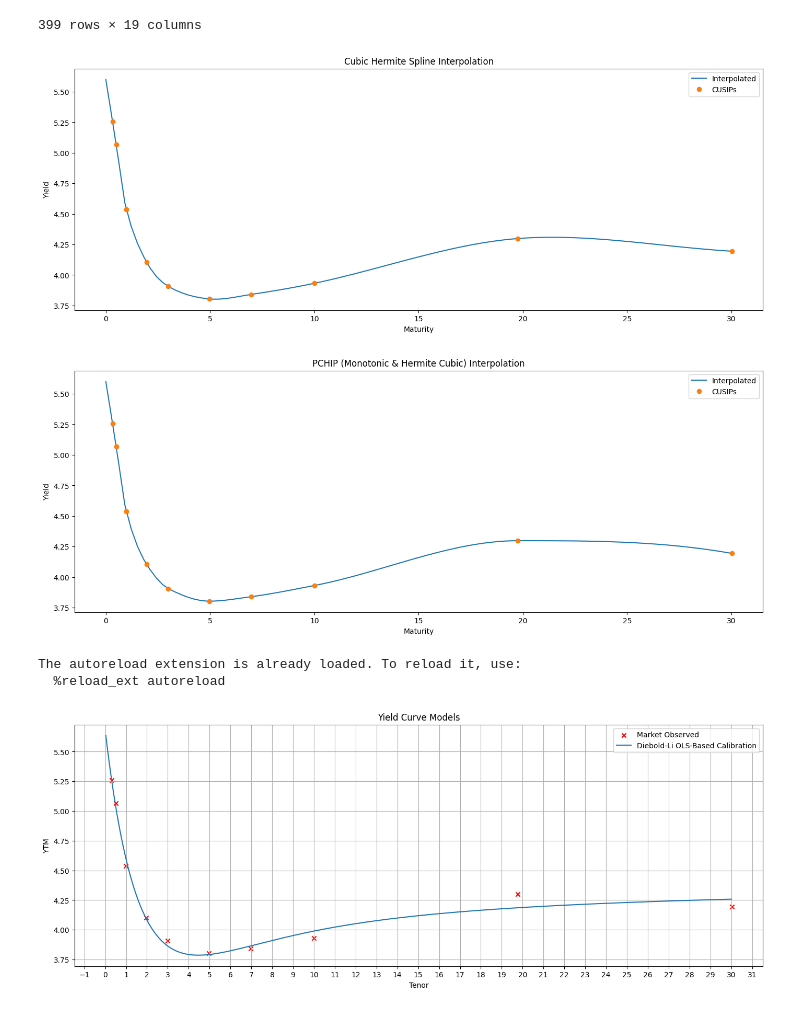
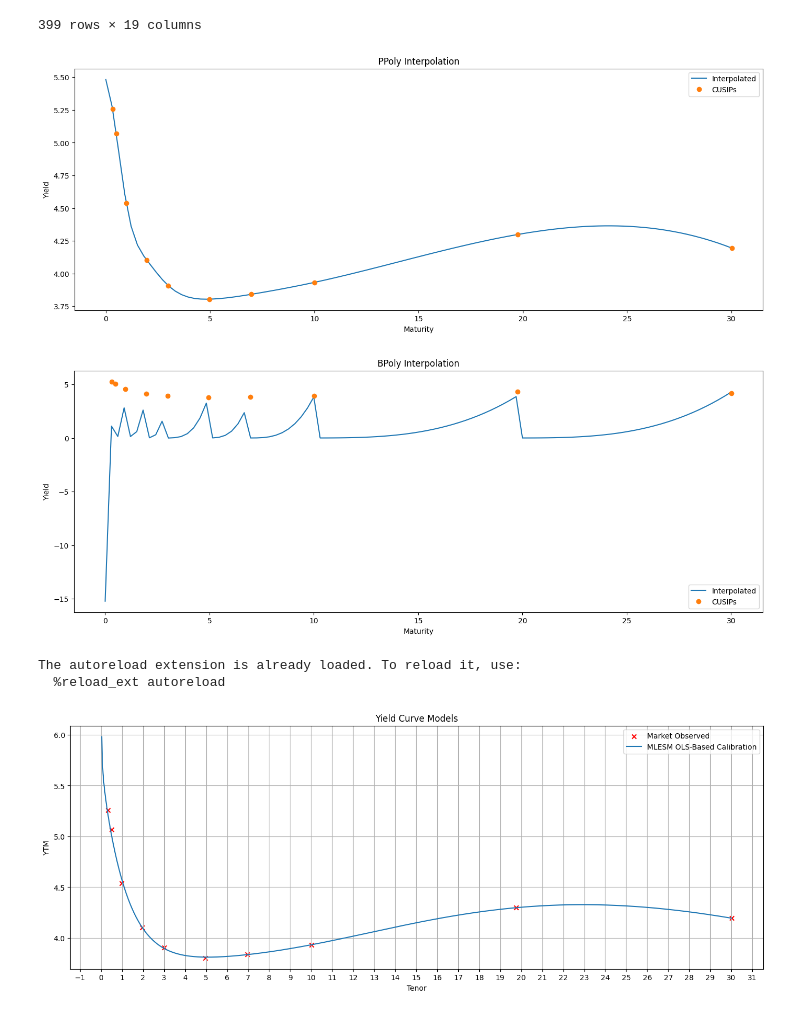
Before and after one commit to cleeclee123/Curvy-CUSIPs, a Jupyter notebook: server/temp.ipynb, the cells around one changed output. Cells and saved outputs as stored; diff of their text form; code cells hidden in the pictures.

```diff
--- a/server/temp.ipynb
+++ b/server/temp.ipynb
@@ -95,29 +95,31 @@ df
 # %%
 interpolator = CurveInterpolator(
     curve_set_df=df[df["is_on_the_run"] == True],
     linspace_x_num=100,
     enable_extrapolate_left_fill=True,
     enable_extrapolate_right_fill=True,
     use_bid_side=True
 )
 
 # interpolator.set_cubic_spline_interpolation_bc_type(bc_type="natural")
 # interpolator.set_cubic_spline_interpolation_custom_knots(custom_knots=np.array([15, 17, 22]))
 # interpolator.set_cubic_spline_interpolation_nu(nu=0)
 interpolator.set_b_spline_k(2)
 interpolator.plotter(
     # linear=True,
     # log_linear=True,
     # cubic=True,
-    cubic_hermite=True,
-    pchip=True,
+    # cubic_hermite=True,
+    # pchip=True,
     # akima=True,
     # b_spline=True,
+    ppoly=True,
+    bpoly=True,
     # run_parallel=True,
     # cubic_bc_types_n_knots_n_nu=[("natural", np.array([]), 0)]
 )
 # %% [output]
-[figure, old version]
+[figure, new version]
-[figure, old version]
+[figure, new version]
 # %%
 import matplotlib.pyplot as plt
@@ -182,6 +184,8 @@ assert status_bca.success
 curve_di, status_di = calibrate_diebold_li_ols(maturities, yields)
 assert status_di.success
 
+curve_mlesm, status_mlesm = calibrate_mles_ols(maturities, yields, overnight_rate=5.34)
+# assert status_mlesm.success
 
 t2 = np.linspace(0, 30, 1000)
 plt.figure(figsize=(17, 6))
@@ -197,7 +201,8 @@ plt.scatter(
 # plt.plot(t2, curve_bc(t2), label="Bjork-Christensen OLS-Based Calibration")
 # plt.plot(t2, [mc.spot(t) for t in t2], label="mc")
 # plt.plot(t2, curve_bca(t2), label="Bjork-Christensen-Augmented OLS-Based Calibration")
-plt.plot(t2, curve_di(t2), label="Diebold-Li OLS-Based Calibration")
+# plt.plot(t2, curve_di(t2), label="Diebold-Li OLS-Based Calibration")
+plt.plot(t2, curve_mlesm(t2), label="MLESM OLS-Based Calibration")
 
 plt.title("Yield Curve Models")
 plt.gca().xaxis.set_major_locator(plt.MultipleLocator(1))
@@ -207,4 +212,4 @@ plt.grid(True)
 plt.legend()
 plt.show()
 # %% [output]
-[figure, old version]
+[figure, new version]
```
Also changed, not shown: parts of 1 cell of this notebook, 3 other files.
